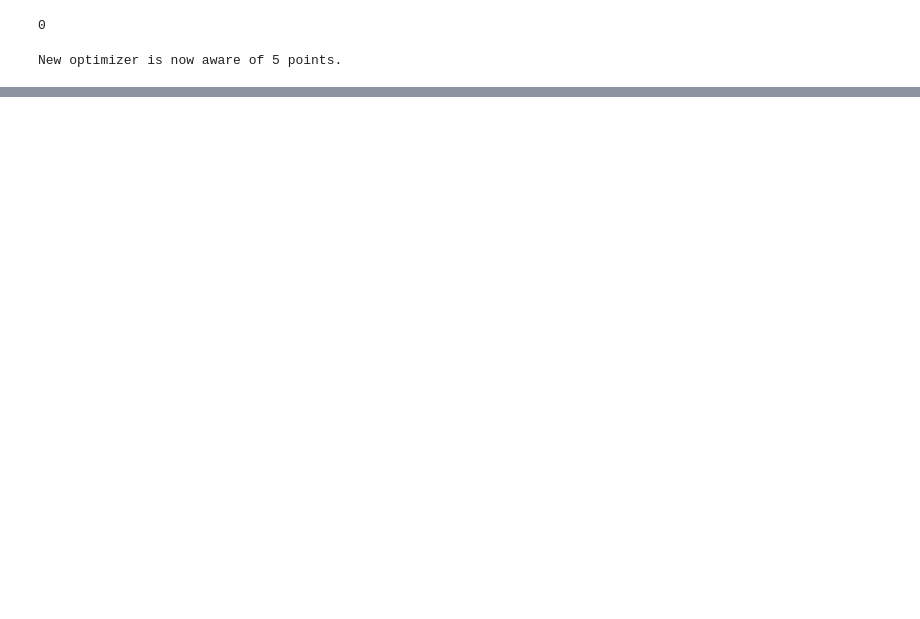
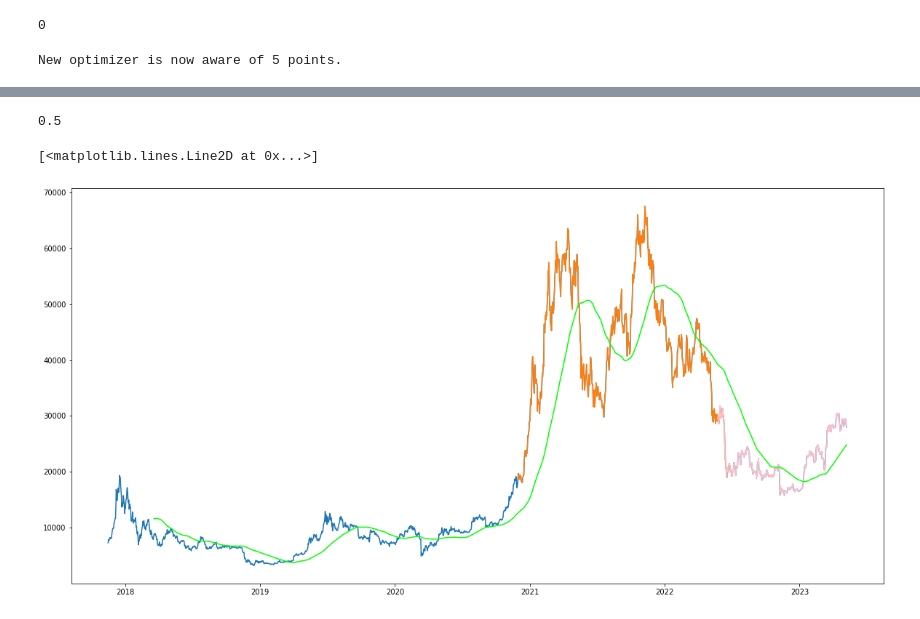
Before and after one commit to Mierva/ElonsCryptoEffect, a Jupyter notebook: main.ipynb, the cells around one changed output, grey strips where cells are left out. Drawn from its saved outputs; the diff is of its cells as text; code cells hidden in the pictures; blank space fills up the shorter version.

Commit message:
did the MVPs with some changes
added main.py as an interactor with webinterface, cleaned existing classes with adding new features to some, did some tuning for XGB model and feature engineering.

```diff
--- a/main.ipynb
+++ b/main.ipynb
@@ -250,0 +220,19 @@ mean = 0.5333311181846124
+# %%
+topics_btc["tomorrow"] = topics_btc["close"].shift(-1)
+topics_btc["target"] = (topics_btc["tomorrow"] > topics_btc["close"]).astype(int)
+# %%
+import matplotlib.pyplot as plt
+from datetime import datetime
+
+
+xgb = XGBClassifier(n_estimators=150,
+                    max_leaves=50,
+                    learning_rate=0.1,
+                    random_state=1,
+                    n_jobs=-1)
+
+data = topics_btc.copy()
+data = data.reset_index()
+data['isPandemic'] = data['date'].apply(lambda x: 1 if (datetime(2020,1,30) <= x) & (x <= datetime(2023,5,5)) else 0)
+data['isInvasion'] = data['date'].apply(lambda x: 1 if (x <= datetime.today()) else 0)
+data = data.set_index('date')
@@ -250,0 +375,19 @@ mean = 0.5333311181846124
+# %%
+xgb_model = XGBClassifier()
+xgb_model.load_model('Models/CRYPTOmodels/xgb_6226415094339622.json')
+
+new_topics_btc["tomorrow"] = new_topics_btc["close"].shift(-1)
+new_topics_btc["target"] = (new_topics_btc["tomorrow"] > new_topics_btc["close"]).astype(int)
+new_topics_btc = new_topics_btc.reset_index()
+new_topics_btc['isPandemic'] = new_topics_btc['date'].apply(lambda x: 1 if (datetime(2020,1,30) <= x) & (x <= datetime(2023,5,5)) else 0)
+new_topics_btc = new_topics_btc.set_index('date')
+
+horizons = [2,7,14,50,90]
+new_predictors = add_trend_season(new_topics_btc, horizons)+['isPandemic']
+predict_data = new_topics_btc[xgb_model.feature_names_in_].copy()
+
+
+predictions = xgb_model.predict(predict_data)
+precision_score(new_topics_btc['target'], predictions)
+# %% [output]
+0.5
@@ -250,0 +432,14 @@ mean = 0.5333311181846124
+# %%
+plt.figure(figsize=(20,10))
+plt.plot(data['close'])
+plt.plot(data[(datetime(2020,11,30) <= data.index) & (data.index <= datetime(2022,6,30))]['close'])
+# plt.plot(data[(datetime(2023,2,24) <= data.index) & (data.index <= datetime.today())]['close'], c='purple')
+plt.plot(data['close'].iloc[-350:], c='pink')
+
+
+plt.plot(data['close'].rolling(125).mean(), color='lime')
+
+# add columns for "crypto boom"
+# %% [output]
+[<matplotlib.lines.Line2D at 0x...>]
+[figure, added]
```
Also changed, not shown: parts of 27 cells of this notebook, 11 other files.
